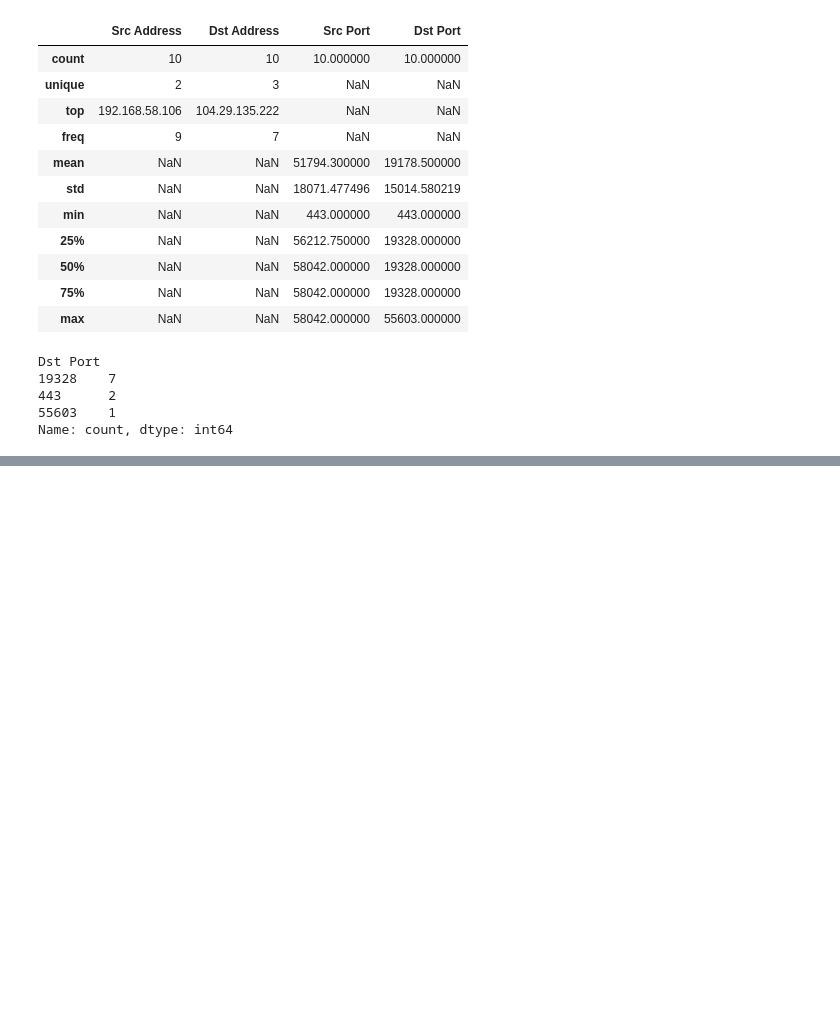
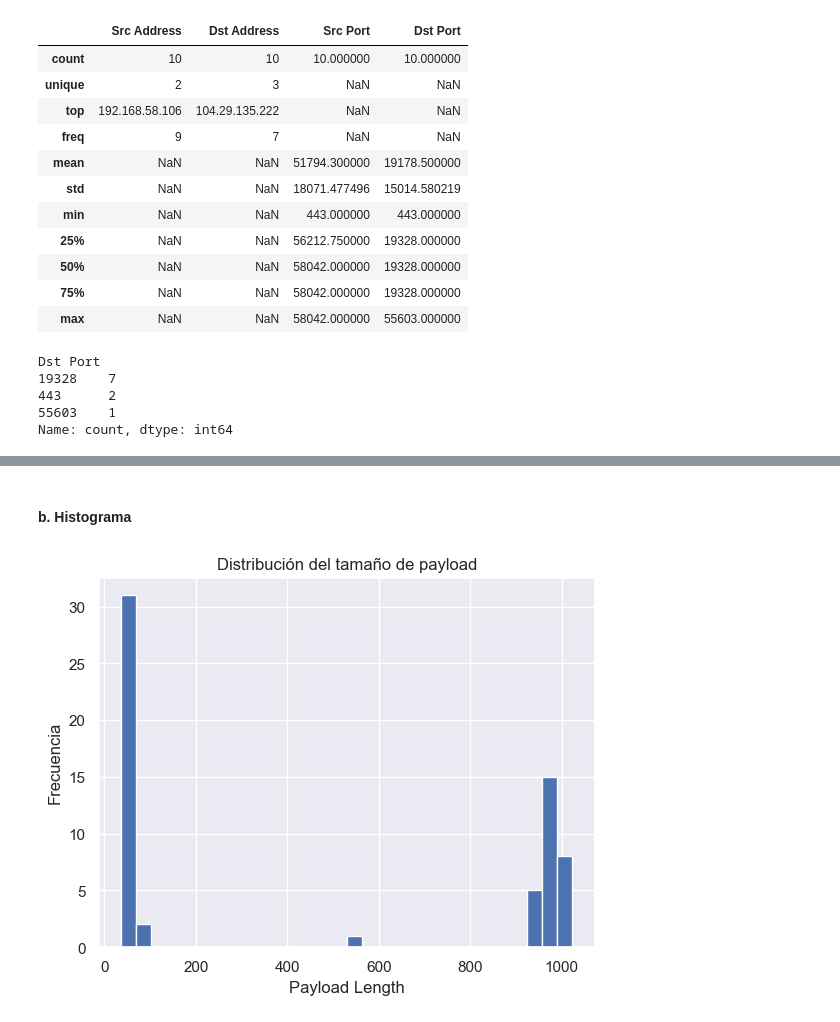
Before and after one commit to EdwinOrtegaK/Lab05_SDS, a Jupyter notebook: network_analysis_scapy.ipynb, the cells around one changed output, grey strips where cells are left out. Saved outputs shown, nothing was run; the diff lists cells and outputs as text; code cells hidden in the pictures; blank space fills up the shorter version.

Commit message:
feat: implement traffic statistics and anomaly detection using z-score on payload size

```diff
--- a/network_analysis_scapy.ipynb
+++ b/network_analysis_scapy.ipynb
@@ -320,0 +328,7 @@ plt.show()
+# %%
+mean_payload = df["payload_len"].mean()
+std_payload = df["payload_len"].std()
+
+df["z_score"] = (df["payload_len"] - mean_payload) / std_payload
+
+df[np.abs(df["z_score"]) > 2]
@@ -320,0 +341,12 @@ plt.show()
+# %% [markdown]
+#### b. Histograma
+# %%
+import matplotlib.pyplot as plt
+
+plt.hist(df["payload_len"], bins=30)
+plt.title("Distribución del tamaño de payload")
+plt.xlabel("Payload Length")
+plt.ylabel("Frecuencia")
+plt.show()
+# %% [output]
+[figure, added]
```
Also changed, not shown: parts of 45 cells of this notebook.
